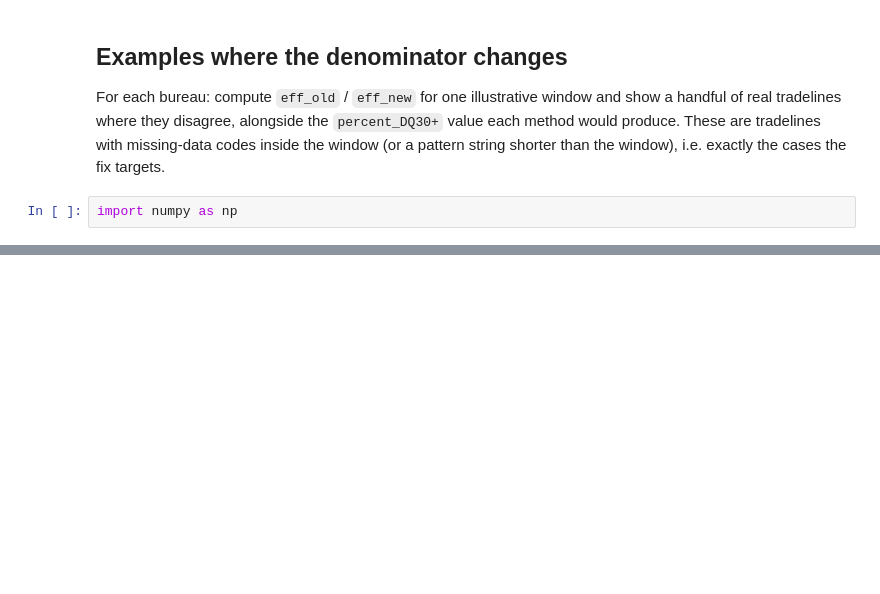
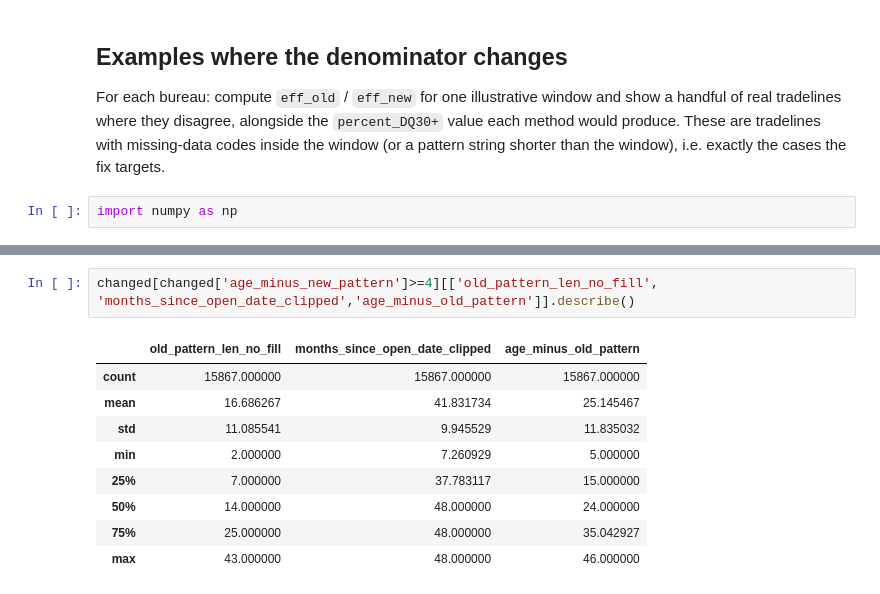
Before and after one commit to jagzest/payment-processor-research, a Jupyter notebook: RealDataExample.ipynb, the cells around one changed output, grey strips where cells are left out. Cells and saved outputs as stored; diff of their text form; blank space fills up the shorter version.

```diff
--- a/RealDataExample.ipynb
+++ b/RealDataExample.ipynb
@@ -285,0 +427,12 @@ has_y
+# %%
+changed[changed['age_minus_new_pattern']>=4][['old_pattern_len_no_fill', 'months_since_open_date_clipped','age_minus_old_pattern']].describe()
+# %% [output]
+|  | old_pattern_len_no_fill | months_since_open_date_clipped | age_minus_old_pattern |
+| count | 15867.000000 | 15867.000000 | 15867.000000 |
+| mean | 16.686267 | 41.831734 | 25.145467 |
+| std | 11.085541 | 9.945529 | 11.835032 |
+| min | 2.000000 | 7.260929 | 5.000000 |
+| 25% | 7.000000 | 37.783117 | 15.000000 |
+| 50% | 14.000000 | 48.000000 | 24.000000 |
+| 75% | 25.000000 | 48.000000 | 35.042927 |
+| max | 43.000000 | 48.000000 | 46.000000 |
```
Also changed, not shown: parts of 34 cells of this notebook, 13 other files.
